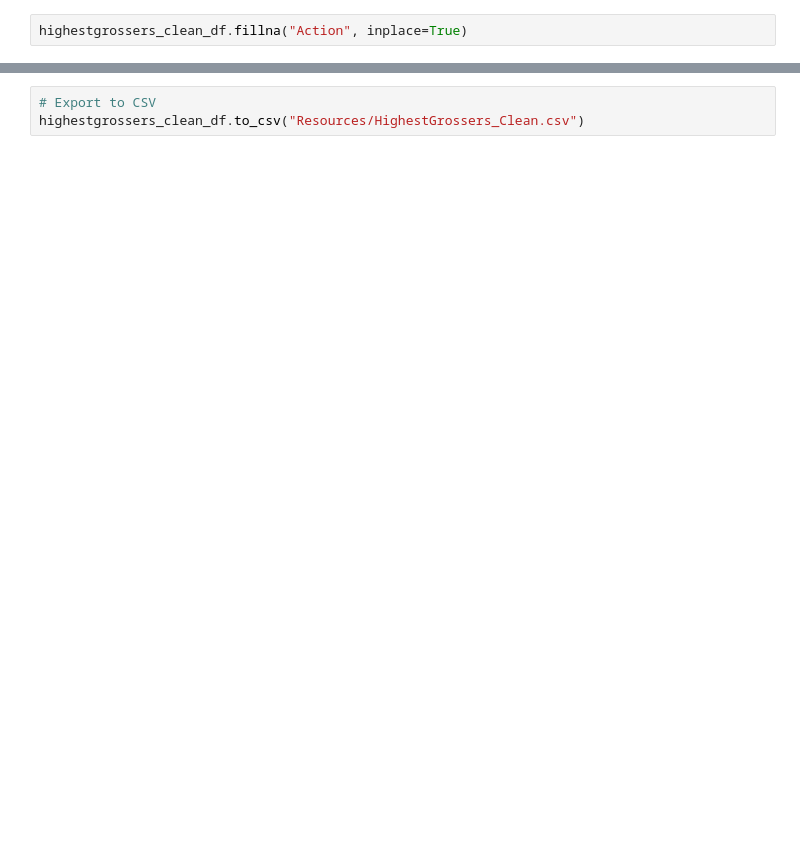
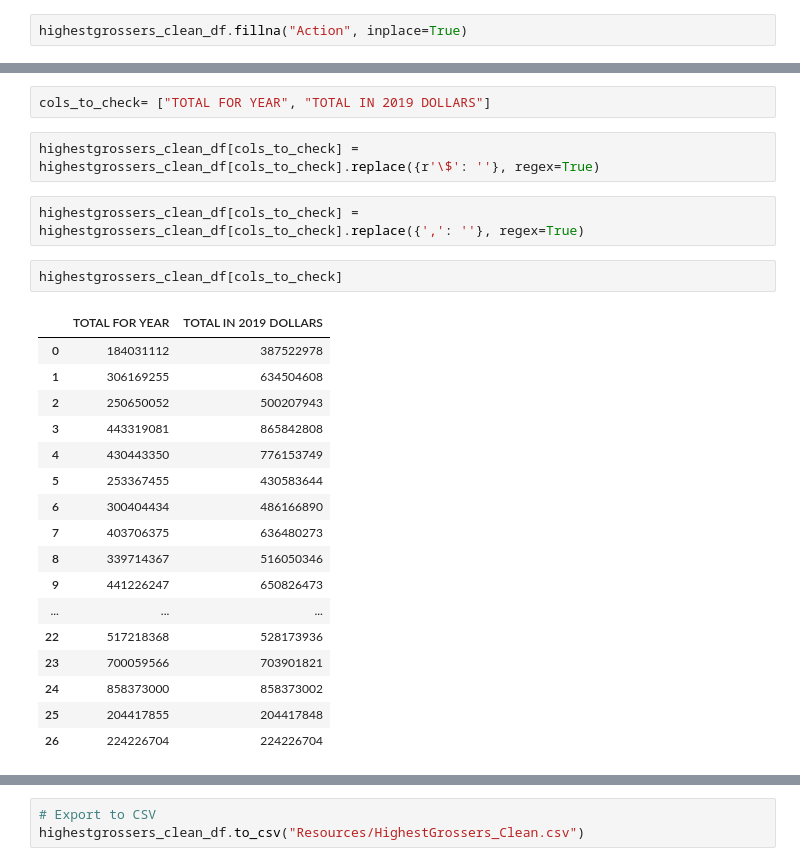
Before and after one commit to volkx075/NA_Movies_Market, a Jupyter notebook: HighGrossers_Data_Cleaning.ipynb, the cells around one changed output, grey strips where cells are left out. Drawn from its saved outputs; the diff is of its cells as text; blank space fills up the shorter version.

```diff
--- a/HighGrossers_Data_Cleaning.ipynb
+++ b/HighGrossers_Data_Cleaning.ipynb
@@ -57,0 +94,26 @@ highestgrossers_clean_df.head()
+# %%
+cols_to_check= ["TOTAL FOR YEAR", "TOTAL IN 2019 DOLLARS"]
+# %%
+highestgrossers_clean_df[cols_to_check] = highestgrossers_clean_df[cols_to_check].replace({r'\$': ''}, regex=True)
+# %%
+highestgrossers_clean_df[cols_to_check] = highestgrossers_clean_df[cols_to_check].replace({',': ''}, regex=True)
+# %%
+highestgrossers_clean_df[cols_to_check]
+# %% [output]
+|  | TOTAL FOR YEAR | TOTAL IN 2019 DOLLARS |
+| 0 | 184031112 | 387522978 |
+| 1 | 306169255 | 634504608 |
+| 2 | 250650052 | 500207943 |
+| 3 | 443319081 | 865842808 |
+| 4 | 430443350 | 776153749 |
+| 5 | 253367455 | 430583644 |
+| 6 | 300404434 | 486166890 |
+| 7 | 403706375 | 636480273 |
+| 8 | 339714367 | 516050346 |
+| 9 | 441226247 | 650826473 |
+| ... | ... | ... |
+| 22 | 517218368 | 528173936 |
+| 23 | 700059566 | 703901821 |
+| 24 | 858373000 | 858373002 |
+| 25 | 204417855 | 204417848 |
+| 26 | 224226704 | 224226704 |
```
Also changed, not shown: parts of 8 cells of this notebook, 1 other file.
